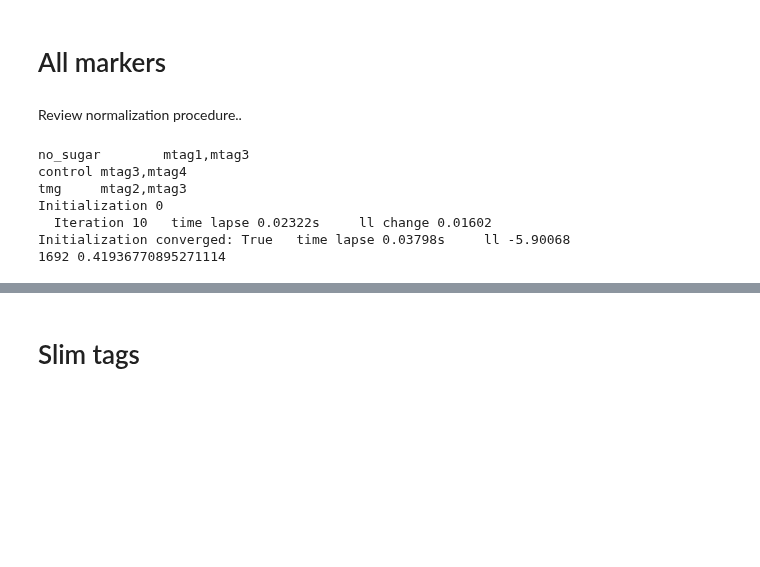
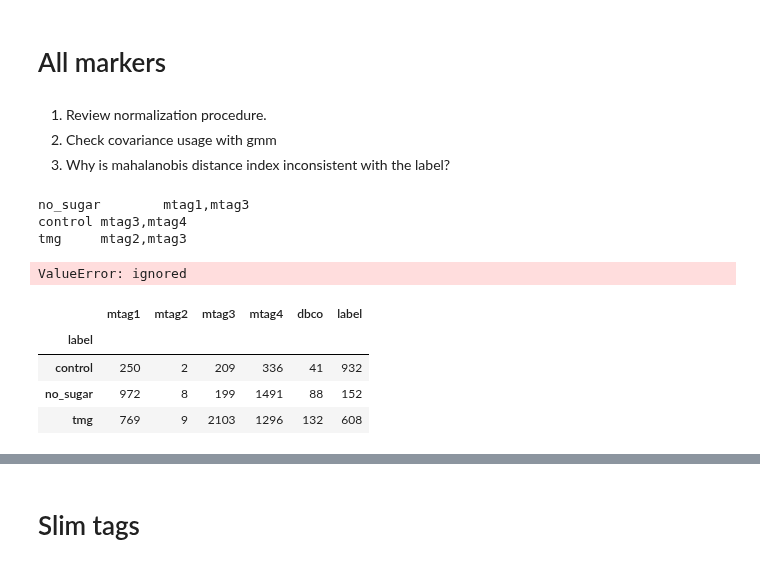
Before and after one commit to sbooeshaghi/azucar, a Jupyter notebook: analysis/293T/obs2/assign.ipynb, the cells around one changed output, grey strips where cells are left out. Drawn from its saved outputs; the diff is of its cells as text; code cells hidden in the pictures; blank space fills up the shorter version.

```diff
--- a/analysis/293T/obs2/assign.ipynb
+++ b/analysis/293T/obs2/assign.ipynb
@@ -2072,7 +2072,8 @@ def mx_assign(matrix_fn, barcodes_fn, genes_fn, markers_ec_fn, groups_fn):
       "n_init": 1,
       "max_iter": 1000,
       "tol": 1e-3,
-      "init_params": "random"
+      "init_params": "random",
+      "covariance_type": "diag"
   }
 
   params = {
@@ -2196,7 +2206,9 @@ barcodes_fn   = os.path.join(base_data, "barcodes.txt")
 # %% [markdown]
 # All markers
-# %% [markdown]
-Review normalization procedure..
+# %% [markdown]
+1. Review normalization procedure.
+2. Check covariance usage with gmm
+3. Why is mahalanobis distance index inconsistent with the label?
 # %%
 #@title full workflow
 def main(matrix_fn, barcodes_fn, genes_fn, markers_fn):
@@ -2268,27 +2280,31 @@ def main(matrix_fn, barcodes_fn, genes_fn, markers_fn):
   return df.query(f"ent < {ent_cutoff}")
 # %%
 !rm *.txt *.mtx *.ec
+# %%
+markers_fn = os.path.join(base_mark, "markers.txt")
+!cat $markers_fn
+
+df = main(matrix_fn, barcodes_fn, genes_fn, markers_fn)
+# %% [output]
+no_sugar        mtag1,mtag3
+control mtag3,mtag4
+tmg     mtag2,mtag3
+ValueError: ignored
 # %%
-markers_fn = os.path.join(base_mark, "markers.txt")
-!cat $markers_fn
-
-df = main(matrix_fn, barcodes_fn, genes_fn, markers_fn)
-# df.query(f"ent < {ent_cutoff}").groupby("label").agg({
-#       "mtag1": "mean",
-#       "mtag2": "mean",
-#       "mtag3": "mean",
-#       "mtag4": "mean",
-#       "dbco": "mean",
-#       "label": "count"
-#       }).astype(int)
+df.groupby("label").agg({
+      "mtag1": "mean",
+      "mtag2": "mean",
+      "mtag3": "mean",
+      "mtag4": "mean",
+      "dbco": "mean",
+      "label": "count"
+      }).astype(int)
 # %% [output]
-no_sugar        mtag1,mtag3
-control mtag3,mtag4
-tmg     mtag2,mtag3
-Initialization 0
-  Iteration 10   time lapse 0.02322s     ll change 0.01602
-Initialization converged: True   time lapse 0.03798s     ll -5.90068
-1692 0.41936770895271114
+|  | mtag1 | mtag2 | mtag3 | mtag4 | dbco | label |
+| label |  |  |  |  |  |  |
+| control | 250 | 2 | 209 | 336 | 41 | 932 |
+| no_sugar | 972 | 8 | 199 | 1491 | 88 | 152 |
+| tmg | 769 | 9 | 2103 | 1296 | 132 | 608 |
 # %%
 df # check concordance of mahalanobis with assignments
 # %% [output]
```
Also changed, not shown: parts of 3 cells of this notebook.
